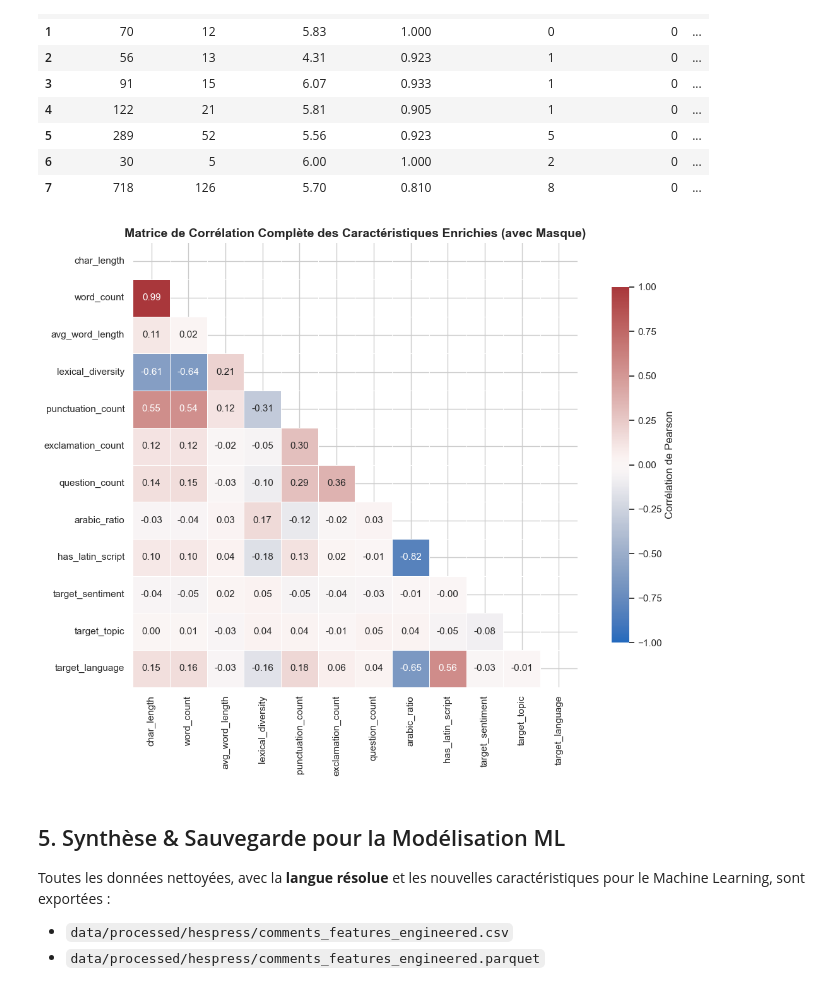
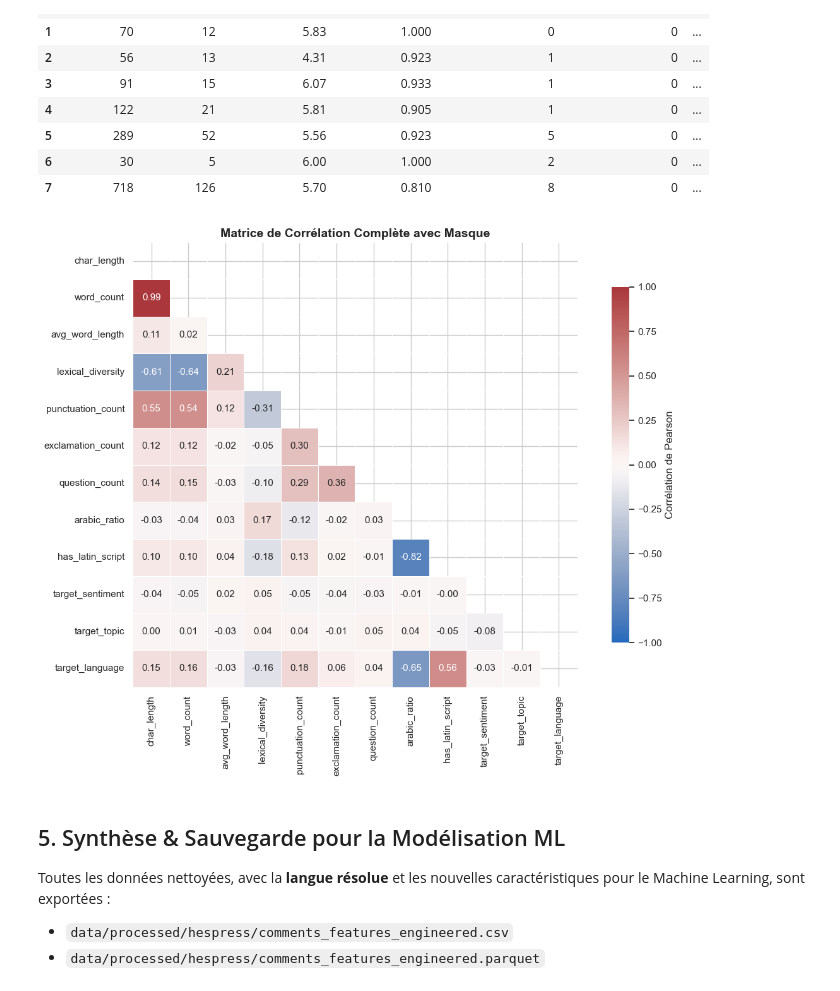
Before and after one commit to BADR-JOULAlI/LahjaLens, a Jupyter notebook: notebooks/analyse_exploratoire_donnees.ipynb, the cells around one changed output. Cells and saved outputs as stored; diff of their text form; code cells hidden in the pictures.

```diff
--- a/notebooks/analyse_exploratoire_donnees.ipynb
+++ b/notebooks/analyse_exploratoire_donnees.ipynb
@@ -615,26 +615,26 @@ df_engineered[feature_cols].head(8)
 # %%
 # Matrice de Corrélation Finale des Nouvelles Caractéristiques avec Masque
 plt.figure(figsize=(12, 9))
 corr_eng = df_engineered[feature_cols].corr()
 mask_final = np.triu(np.ones_like(corr_eng, dtype=bool))
 
 sns.heatmap(
     corr_eng,
     mask=mask_final,
     annot=True,
     fmt=".2f",
     cmap="vlag",
     vmin=-1,
     vmax=1,
     square=True,
     linewidths=.5,
     cbar_kws={"shrink": .8, "label": "Corrélation de Pearson"}
 )
-plt.title("Matrice de Corrélation Complète des Caractéristiques Enrichies (avec Masque)", fontsize=14, fontweight='bold')
+plt.title("Matrice de Corrélation Complète avec Masque", fontsize=14, fontweight='bold')
 plt.tight_layout()
 plt.show()
 # %% [output]
-[figure, old version]
+[figure, new version]
 # %% [markdown]
 ## 5. Synthèse & Sauvegarde pour la Modélisation ML
 
```
Also changed, not shown: parts of 2 cells of this notebook.
